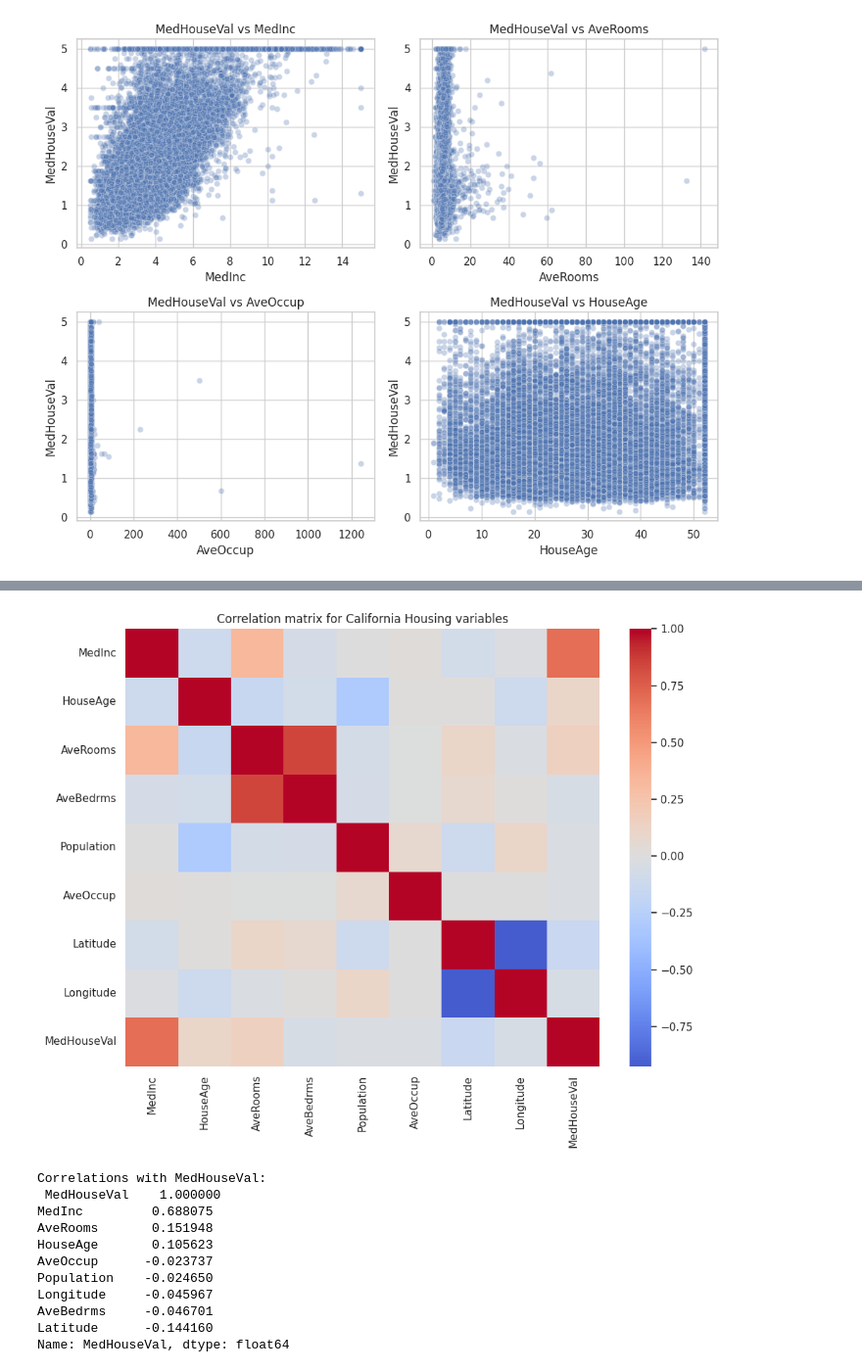
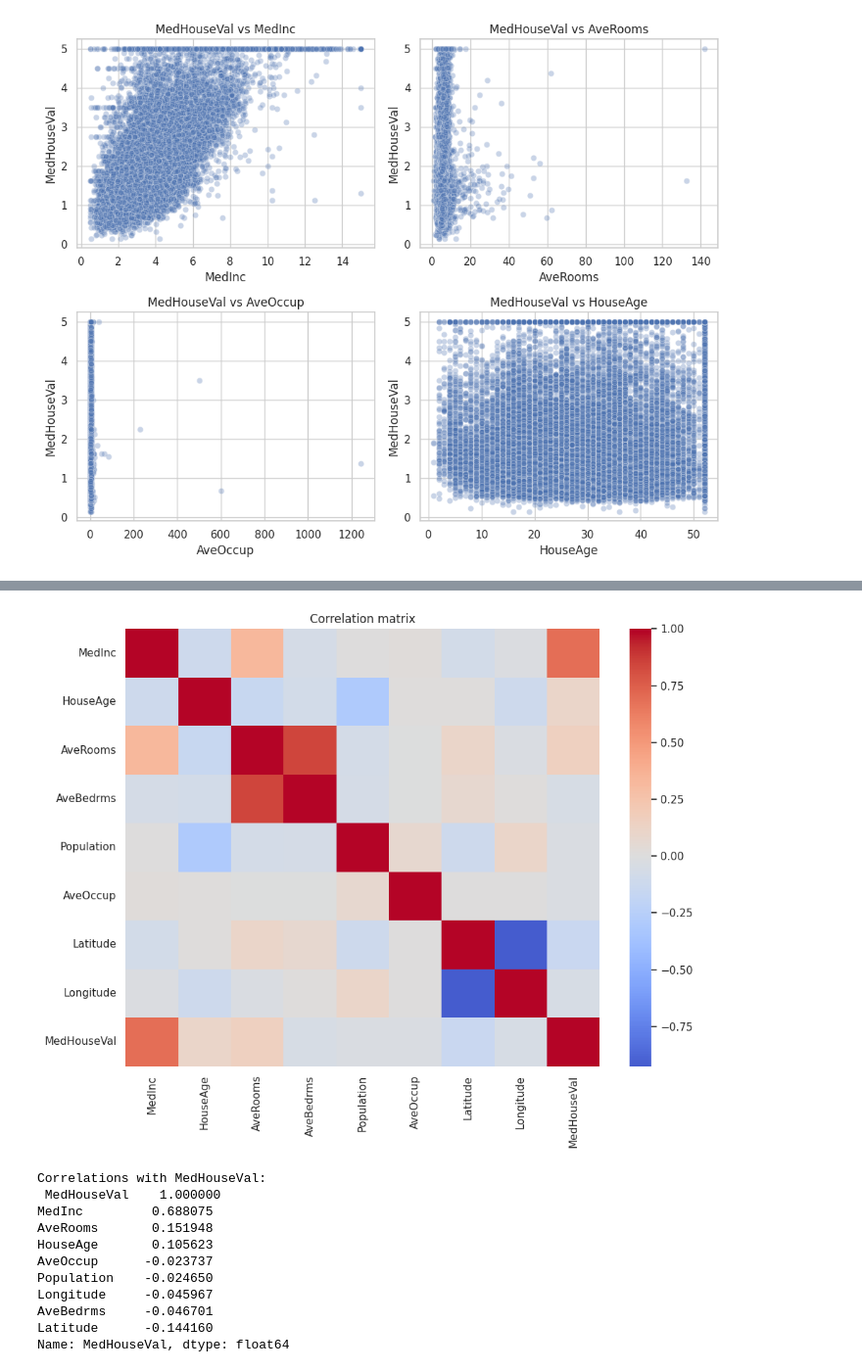
Before and after one commit to PeterMangoro/dataScience, a Jupyter notebook: assignments/GDP/gdp_california_housing.ipynb, the cells around one changed output, grey strips where cells are left out. Shown at 98% size. Drawn from its saved outputs; the diff is of its cells as text; code cells hidden in the pictures.

```diff
--- a/assignments/GDP/gdp_california_housing.ipynb
+++ b/assignments/GDP/gdp_california_housing.ipynb
@@ -266,19 +331,18 @@ plt.show()
 # %%
-# Phase 2.5 – Correlation matrix and heatmap
+# Correlation matrix and heatmap
 
 corr = df.corr(numeric_only=True)
 
 plt.figure(figsize=(10, 8))
 sns.heatmap(corr, cmap="coolwarm", center=0)
-plt.title("Correlation matrix for California Housing variables")
+plt.title("Correlation matrix")
 plt.tight_layout()
 plt.show()
 
-# Sort correlations with the target for a quick summary
 target_corr = corr["MedHouseVal"].sort_values(ascending=False)
 print("Correlations with MedHouseVal:\n", target_corr)
 # %% [output]
-[figure, old version]
+[figure, new version]
 Correlations with MedHouseVal:
  MedHouseVal    1.000000
 MedInc         0.688075
```
Also changed, not shown: parts of 56 cells of this notebook.
